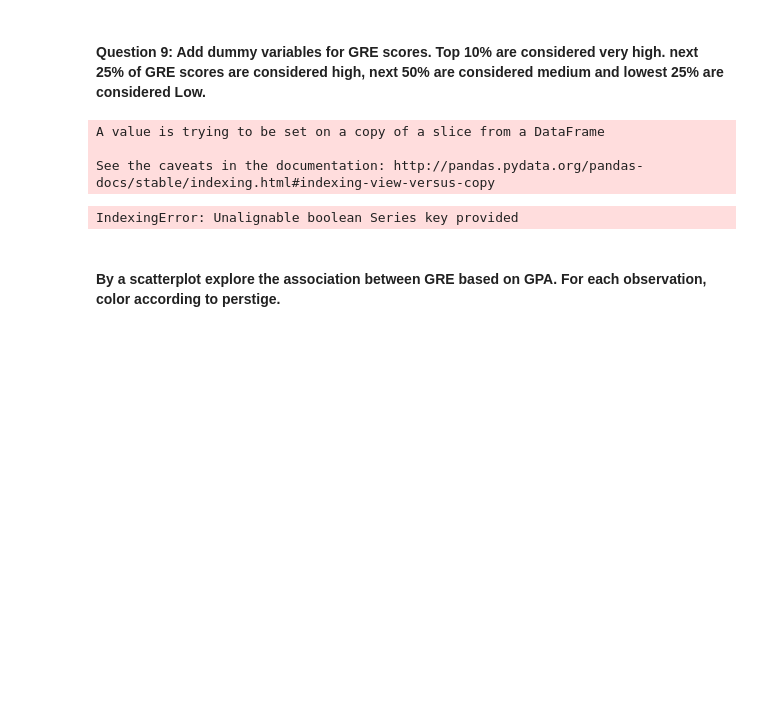
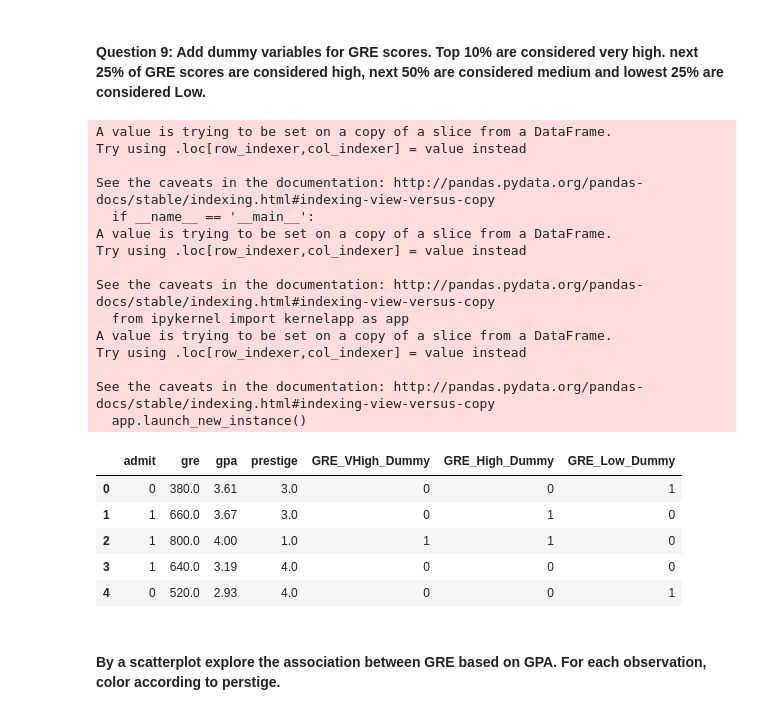
Before and after one commit to Allison-Marseille/DS-SF-24, a Jupyter notebook: HW Assignments/HW2/Marseille_Homework_Assignment_2.ipynb, the cells around one changed output. Cells and saved outputs as stored; diff of their text form; code cells hidden in the pictures; blank space fills up the shorter version.

```diff
--- a/HW Assignments/HW2/Marseille_Homework_Assignment_2.ipynb
+++ b/HW Assignments/HW2/Marseille_Homework_Assignment_2.ipynb
@@ -115,18 +115,36 @@ Answer: Yes
 # %% [markdown]
 #### Question 9: Add dummy variables for GRE scores. Top 10% are considered very high. next 25% of GRE scores are considered high, next 50% are considered medium and lowest 25% are considered Low.
 # %%
-#GRE_VHigh = (df2['gre'] > df2['gre'].percentile(0.1))
-GRE_High = (df2['gre'] > df2['gre'].quantile(0.75))
-GRE_Low = (df2['gre'] < df2['gre'].quantile(0.25))
+df2['GRE_VHigh_Dummy'] = 0
+df2['GRE_High_Dummy'] = 0
+df2['GRE_Low_Dummy'] = 0
 
-df2.loc['gre_category'] = 'Medium'
-df2.loc[GRE_High, 'gre_category'] = 'High'
-df2.loc[GRE_Low, 'gre_category'] = 'Low'
+df2.loc[df2.gre >= df2.gre.quantile(0.9), 'GRE_VHigh_Dummy'] = 1
+df2.loc[df2.gre >= df2.gre.quantile(0.75), 'GRE_High_Dummy'] = 1
+df2.loc[df2.gre <= df2.gre.quantile(0.25), 'GRE_Low_Dummy'] = 1
+
 df2.head()
 # %% [output]
-A value is trying to be set on a copy of a slice from a DataFrame
+A value is trying to be set on a copy of a slice from a DataFrame.
+Try using .loc[row_indexer,col_indexer] = value instead
 
 See the caveats in the documentation: http://pandas.pydata.org/pandas-docs/stable/indexing.html#indexing-view-versus-copy
+  if __name__ == '__main__':
+A value is trying to be set on a copy of a slice from a DataFrame.
+Try using .loc[row_indexer,col_indexer] = value instead
+
+See the caveats in the documentation: http://pandas.pydata.org/pandas-docs/stable/indexing.html#indexing-view-versus-copy
+  from ipykernel import kernelapp as app
+A value is trying to be set on a copy of a slice from a DataFrame.
+Try using .loc[row_indexer,col_indexer] = value instead
+
+See the caveats in the documentation: http://pandas.pydata.org/pandas-docs/stable/indexing.html#indexing-view-versus-copy
+  app.launch_new_instance()
-IndexingError: Unalignable boolean Series key provided
+|  | admit | gre | gpa | prestige | GRE_VHigh_Dummy | GRE_High_Dummy | GRE_Low_Dummy |
+| 0 | 0 | 380.0 | 3.61 | 3.0 | 0 | 0 | 1 |
+| 1 | 1 | 660.0 | 3.67 | 3.0 | 0 | 1 | 0 |
+| 2 | 1 | 800.0 | 4.00 | 1.0 | 1 | 1 | 0 |
+| 3 | 1 | 640.0 | 3.19 | 4.0 | 0 | 0 | 0 |
+| 4 | 0 | 520.0 | 2.93 | 4.0 | 0 | 0 | 1 |
 # %% [markdown]
 #### By a scatterplot explore the association between GRE based on GPA. For each observation, color according to perstige.
```
Also changed, not shown: parts of 1 cell of this notebook, 1 other file.
